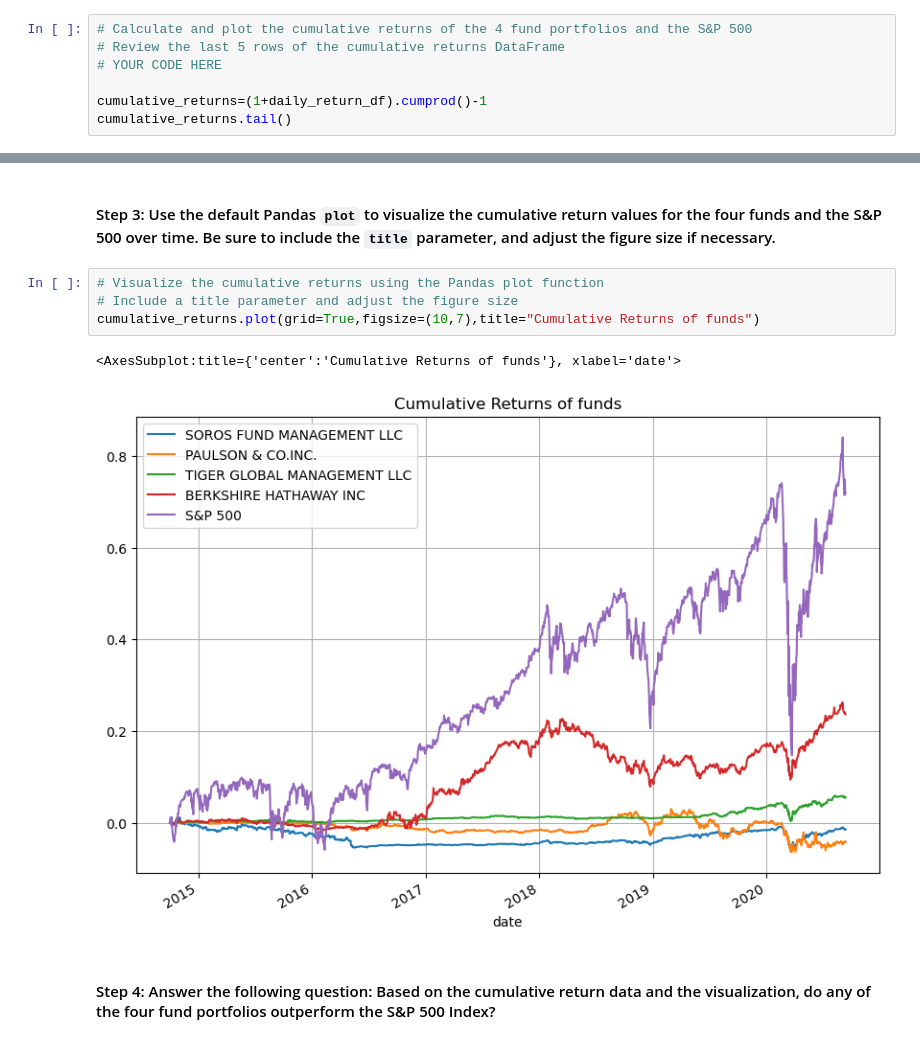
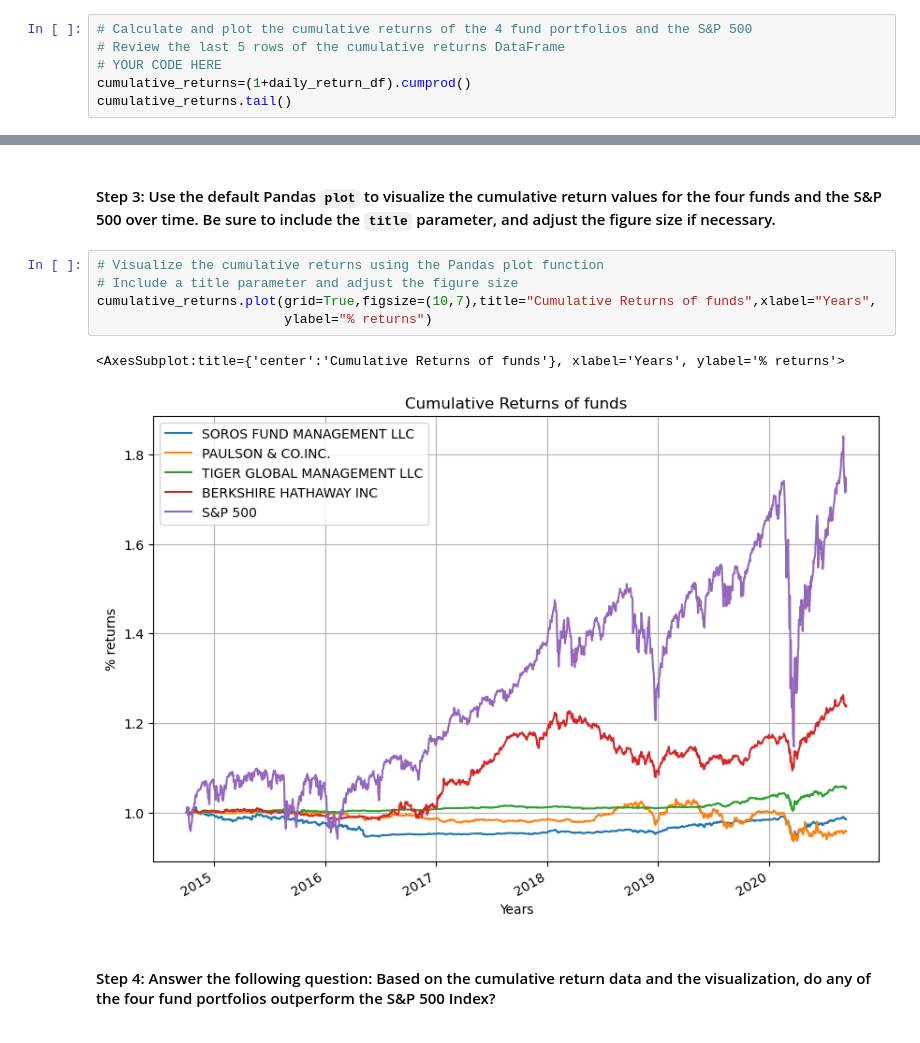
Before and after one commit to malika0410/Quantitative-Analysis-for-Retirement-Portfolio, a Jupyter notebook: risk_return_analysis.ipynb, the cells around one changed output, grey strips where cells are left out. Saved outputs shown, nothing was run; the diff lists cells and outputs as text.

```diff
--- a/risk_return_analysis.ipynb
+++ b/risk_return_analysis.ipynb
@@ -166,8 +166,7 @@ Analyze the data to determine if any of the portfolios outperform the broader st
 # Calculate and plot the cumulative returns of the 4 fund portfolios and the S&P 500
 # Review the last 5 rows of the cumulative returns DataFrame
 # YOUR CODE HERE
-
-cumulative_returns=(1+daily_return_df).cumprod()-1
+cumulative_returns=(1+daily_return_df).cumprod()
 cumulative_returns.tail()
 # %% [output]
 |  | SOROS FUND MANAGEMENT LLC | PAULSON & CO.INC. | TIGER GLOBAL MANAGEMENT LLC | BERKSHIRE HATHAWAY INC | S&P 500 |
@@ -182,10 +181,11 @@ cumulative_returns.tail()
 # %%
 # Visualize the cumulative returns using the Pandas plot function
 # Include a title parameter and adjust the figure size
-cumulative_returns.plot(grid=True,figsize=(10,7),title="Cumulative Returns of funds")
+cumulative_returns.plot(grid=True,figsize=(10,7),title="Cumulative Returns of funds",xlabel="Years",
+                        ylabel="% returns")
 # %% [output]
-<AxesSubplot:title={'center':'Cumulative Returns of funds'}, xlabel='date'>
+<AxesSubplot:title={'center':'Cumulative Returns of funds'}, xlabel='Years', ylabel='% returns'>
-[figure, old version]
+[figure, new version]
 # %% [markdown]
 #### Step 4: Answer the following question: Based on the cumulative return data and the visualization, do any of the four fund portfolios outperform the S&P 500 Index?
 # %% [markdown]
```
Also changed, not shown: parts of 19 cells of this notebook.
